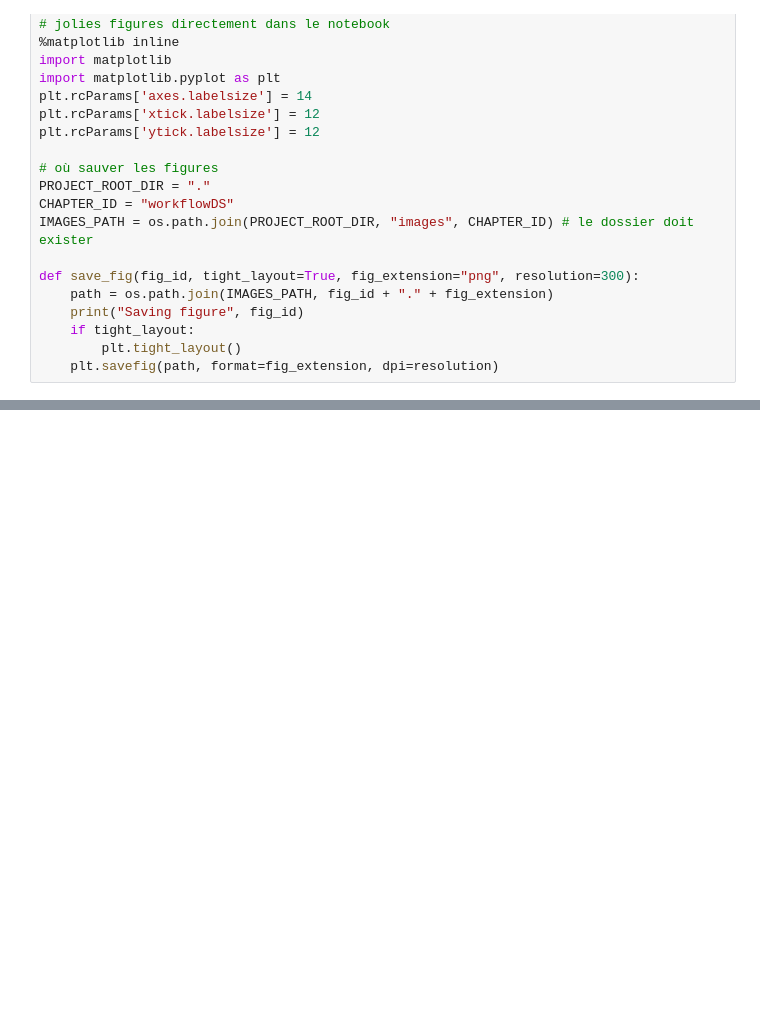
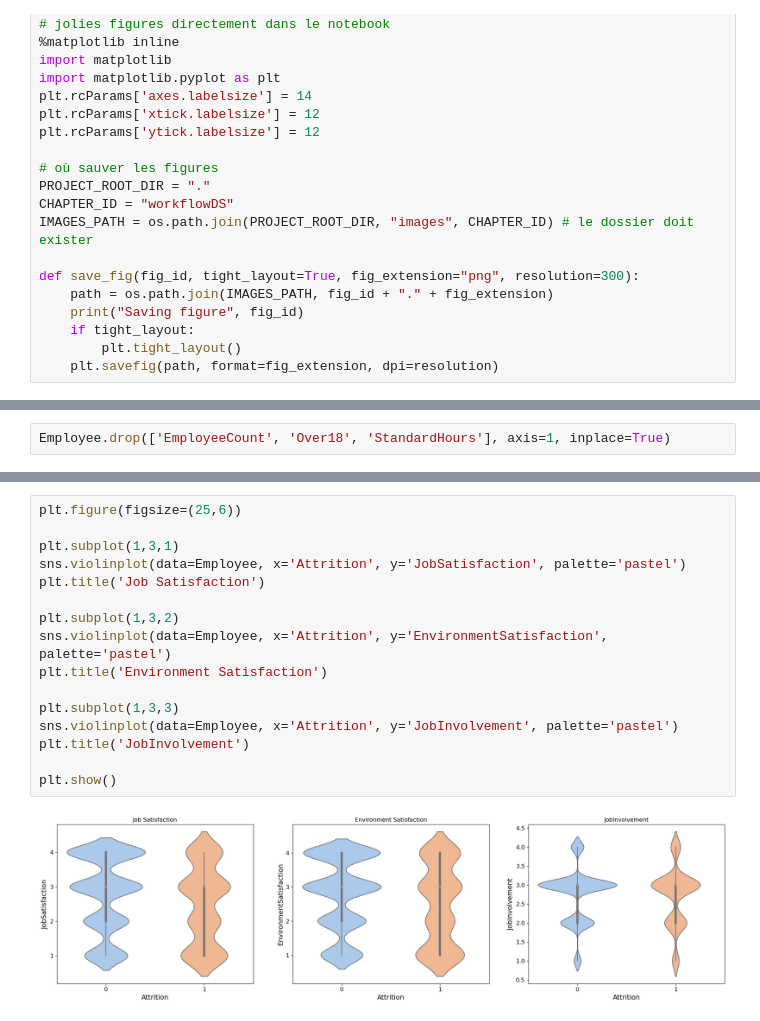
Before and after one commit to Lyderic17/blocAI, a Jupyter notebook: Projet.ipynb, the cells around one changed output, grey strips where cells are left out. Cells and saved outputs as stored; diff of their text form; blank space fills up the shorter version.

```diff
--- a/Projet.ipynb
+++ b/Projet.ipynb
@@ -68,0 +129,2 @@ max         40.000000                15.000000             17.000000
+# %%
+Employee.drop(['EmployeeCount', 'Over18', 'StandardHours'], axis=1, inplace=True)
@@ -68,0 +380,18 @@ max         40.000000                15.000000             17.000000
+# %%
+plt.figure(figsize=(25,6))
+
+plt.subplot(1,3,1)
+sns.violinplot(data=Employee, x='Attrition', y='JobSatisfaction', palette='pastel')
+plt.title('Job Satisfaction')
+
+plt.subplot(1,3,2)
+sns.violinplot(data=Employee, x='Attrition', y='EnvironmentSatisfaction', palette='pastel')
+plt.title('Environment Satisfaction')
+
+plt.subplot(1,3,3)
+sns.violinplot(data=Employee, x='Attrition', y='JobInvolvement', palette='pastel')
+plt.title('JobInvolvement')
+
+plt.show()
+# %% [output]
+[figure, added]
```
Also changed, not shown: parts of 61 cells of this notebook.
